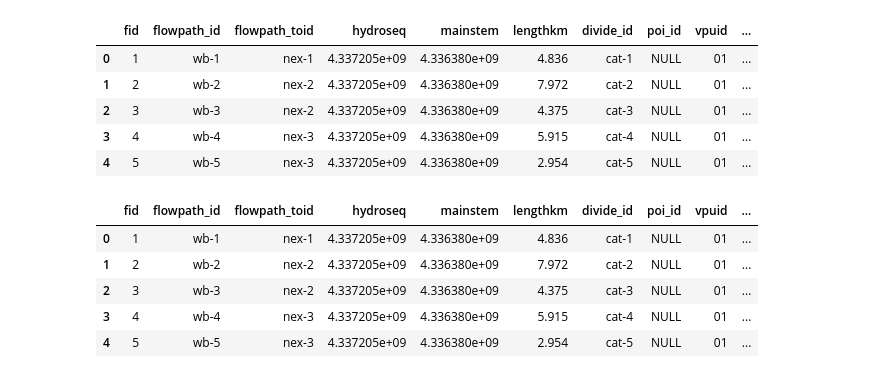
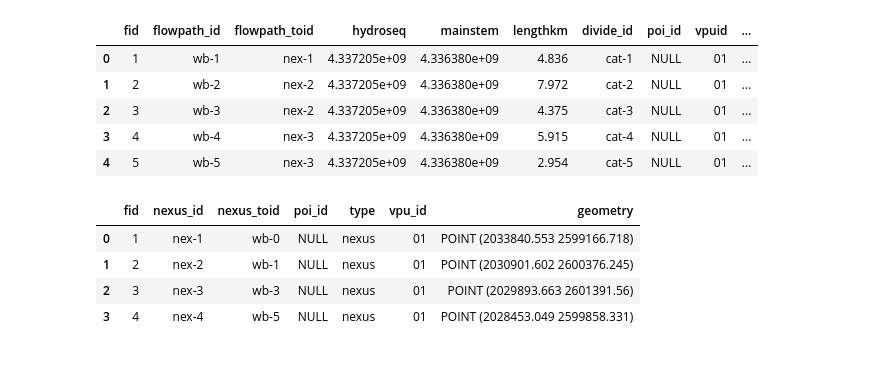
Before and after one commit to NGWPC/ngwpc-cookbooks, a Jupyter notebook: cookbooks/hydrofabric/hydrofabric_builds.ipynb, the cells around one changed output. Cells and saved outputs as stored; diff of their text form; code cells hidden in the pictures.

Commit message:
fix: updated nexus table in cookbook (#6)

```diff
--- a/cookbooks/hydrofabric/hydrofabric_builds.ipynb
+++ b/cookbooks/hydrofabric/hydrofabric_builds.ipynb
@@ -200,14 +200,13 @@ hf["flowpaths"].head()
 | 4 | 5 | wb-5 | nex-3 | 4.337205e+09 | 4.336380e+09 | 2.954 | cat-5 | NULL | 01 | ... |
 # %%
 # nexus
-hf["flowpaths"].head()
+hf["nexus"].head()
 # %% [output]
-|  | fid | flowpath_id | flowpath_toid | hydroseq | mainstem | lengthkm | divide_id | poi_id | vpuid | ... |
-| 0 | 1 | wb-1 | nex-1 | 4.337205e+09 | 4.336380e+09 | 4.836 | cat-1 | NULL | 01 | ... |
-| 1 | 2 | wb-2 | nex-2 | 4.337205e+09 | 4.336380e+09 | 7.972 | cat-2 | NULL | 01 | ... |
-| 2 | 3 | wb-3 | nex-2 | 4.337205e+09 | 4.336380e+09 | 4.375 | cat-3 | NULL | 01 | ... |
-| 3 | 4 | wb-4 | nex-3 | 4.337205e+09 | 4.336380e+09 | 5.915 | cat-4 | NULL | 01 | ... |
-| 4 | 5 | wb-5 | nex-3 | 4.337205e+09 | 4.336380e+09 | 2.954 | cat-5 | NULL | 01 | ... |
+|  | fid | nexus_id | nexus_toid | poi_id | type | vpu_id | geometry |
+| 0 | 1 | nex-1 | wb-0 | NULL | nexus | 01 | POINT (2033840.553 2599166.718) |
+| 1 | 2 | nex-2 | wb-1 | NULL | nexus | 01 | POINT (2030901.602 2600376.245) |
+| 2 | 3 | nex-3 | wb-3 | NULL | nexus | 01 | POINT (2029893.663 2601391.56) |
+| 3 | 4 | nex-4 | wb-5 | NULL | nexus | 01 | POINT (2028453.049 2599858.331) |
 # %%
 # Let's view the outputs on a map
 m = huc_gdf.explore(color="black", fill=False, weight=5)
```
